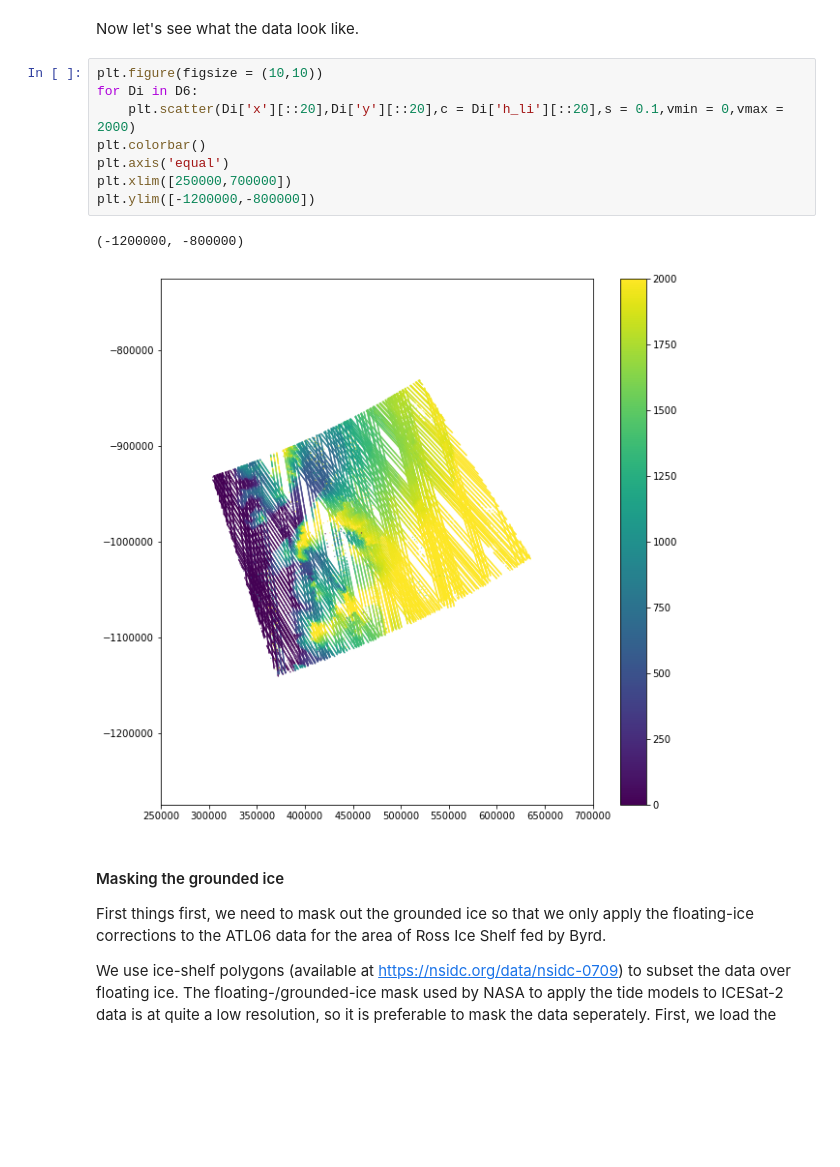
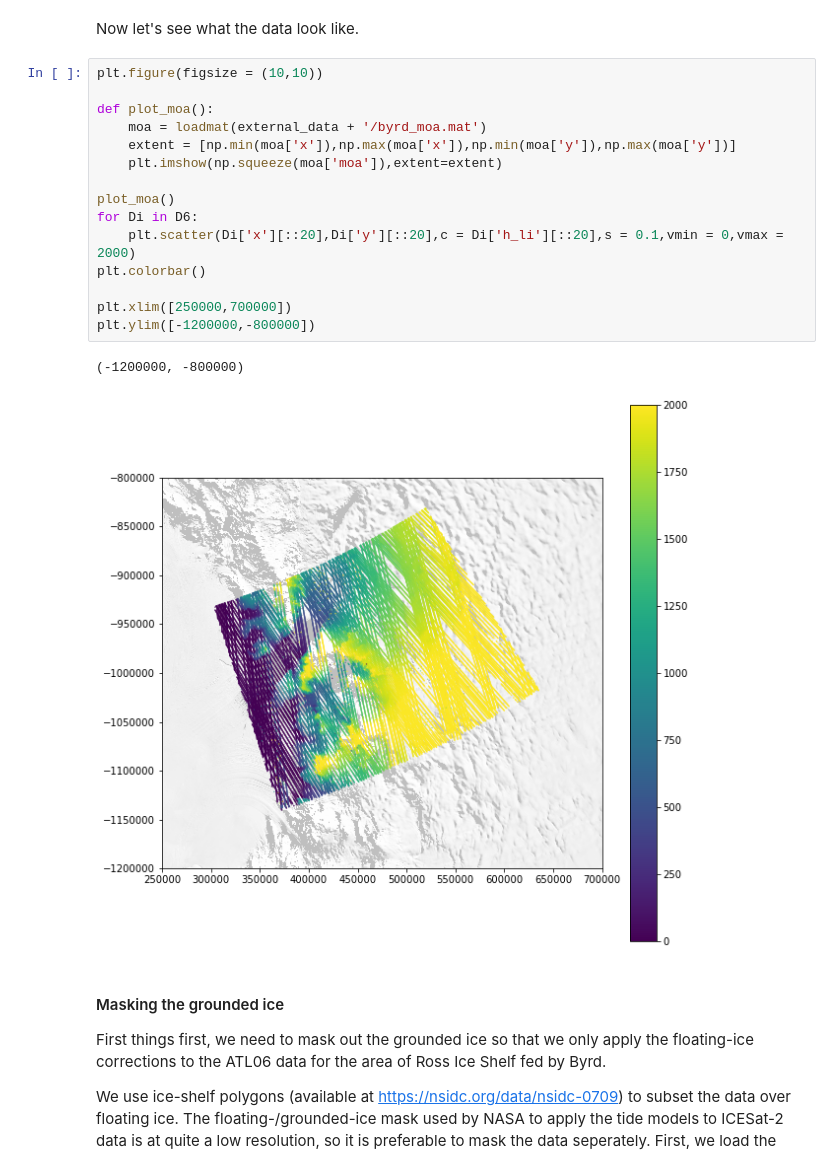
Before and after one commit to ICESAT-2HackWeek/data-correction, a Jupyter notebook: data_correction.ipynb, the cells around one changed output. Saved outputs shown, nothing was run; the diff lists cells and outputs as text; blank space fills up the shorter version.

Commit message:
Added stuff to plot moa

```diff
--- a/data_correction.ipynb
+++ b/data_correction.ipynb
@@ -63,15 +64,22 @@ read 266 beams
 Now let's see what the data look like.
 # %%
 plt.figure(figsize = (10,10))
+
+def plot_moa():
+    moa = loadmat(external_data + '/byrd_moa.mat')
+    extent = [np.min(moa['x']),np.max(moa['x']),np.min(moa['y']),np.max(moa['y'])]
+    plt.imshow(np.squeeze(moa['moa']),extent=extent)
+
+plot_moa()
 for Di in D6:
     plt.scatter(Di['x'][::20],Di['y'][::20],c = Di['h_li'][::20],s = 0.1,vmin = 0,vmax = 2000)
 plt.colorbar()
-plt.axis('equal')
+
 plt.xlim([250000,700000])
 plt.ylim([-1200000,-800000])
 # %% [output]
 (-1200000, -800000)
-[figure, old version]
+[figure, new version]
 # %% [markdown]
 #### Masking the grounded ice
 
```
Also changed, not shown: parts of 10 cells of this notebook.
